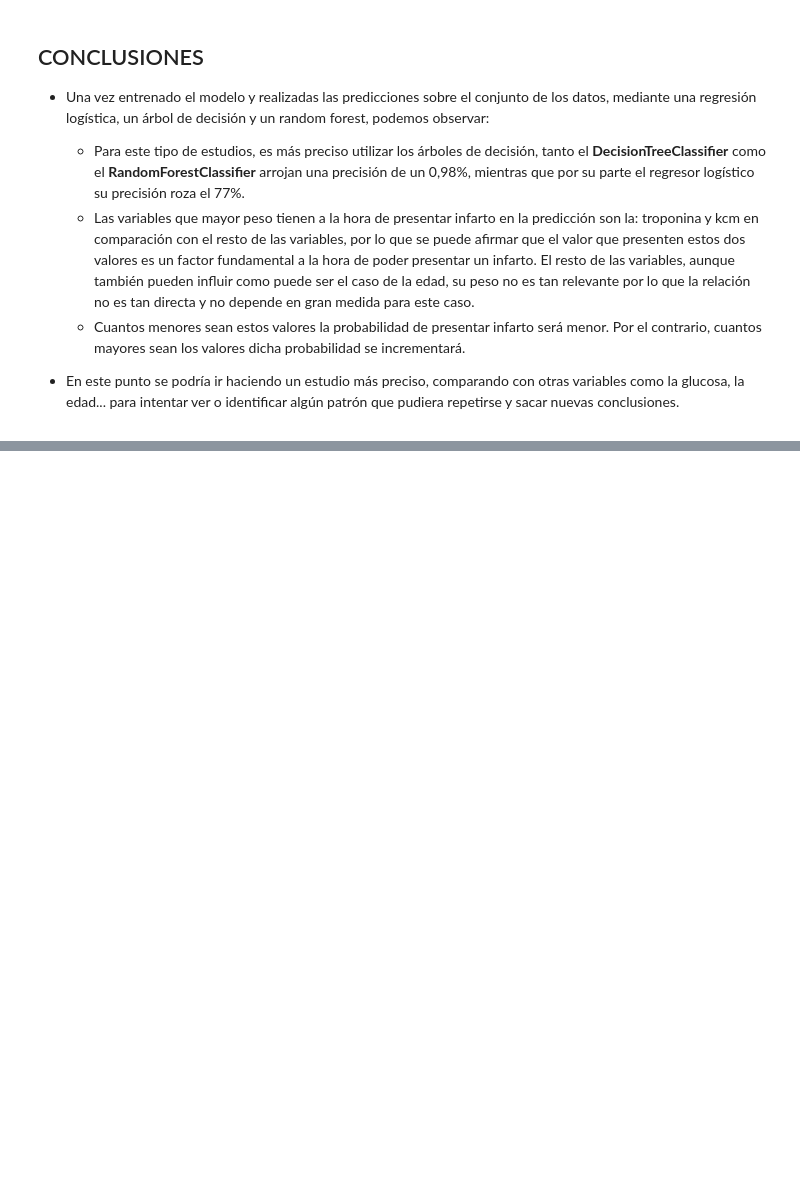
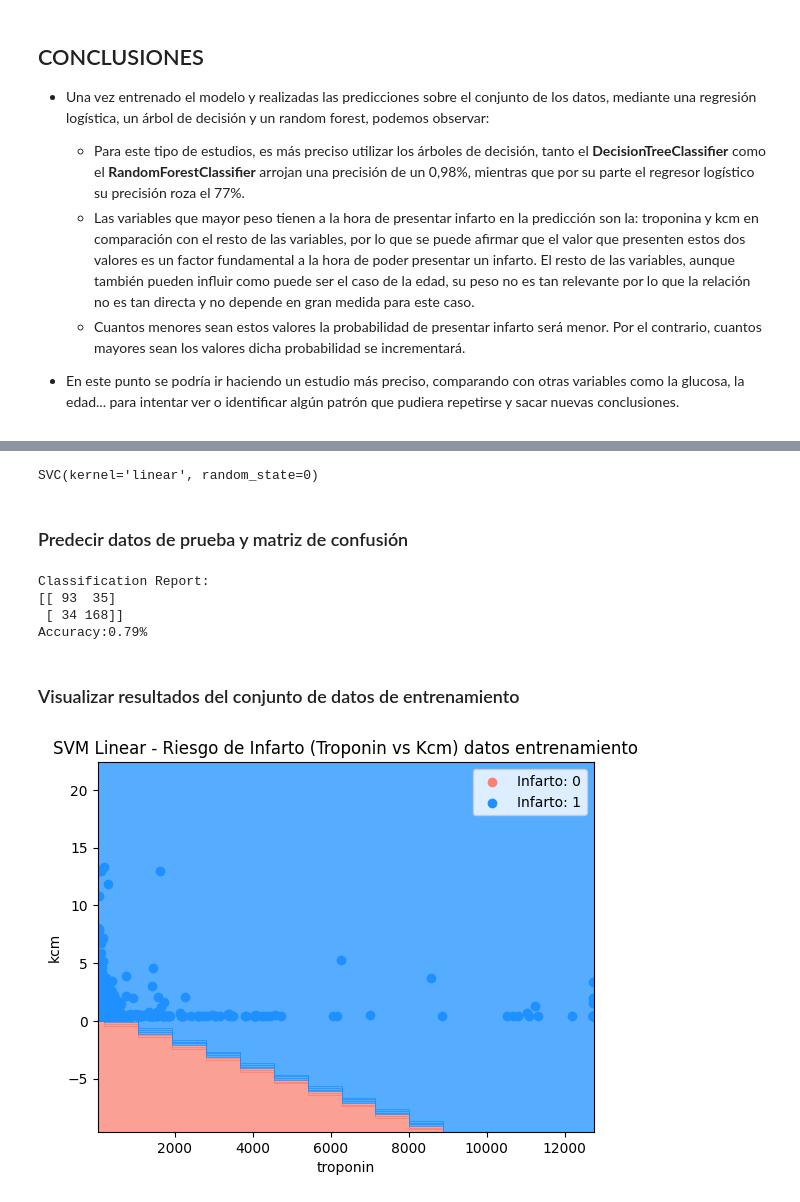
Before and after one commit to jmrodriguez2552/CEDAPY_25_26, a Jupyter notebook: ANALISIS_DATOS_PYTHON/NOTEBOOKS/EJERCICIOS/heart_attack/Heart-Attack.ipynb, the cells around one changed output, grey strips where cells are left out. Cells and saved outputs as stored; diff of their text form; code cells hidden in the pictures; blank space fills up the shorter version.

```diff
--- a/ANALISIS_DATOS_PYTHON/NOTEBOOKS/EJERCICIOS/heart_attack/Heart-Attack.ipynb
+++ b/ANALISIS_DATOS_PYTHON/NOTEBOOKS/EJERCICIOS/heart_attack/Heart-Attack.ipynb
@@ -338,0 +341,23 @@ df_heart_attack.loc[df_heart_attack['class']=='negative', columnas_deseadas].hea
+# %%
+from sklearn.svm import SVC
+classifier = SVC(kernel = 'linear', random_state = 0)
+classifier.fit(X_train, y_train)
+# %% [output]
+SVC(kernel='linear', random_state=0)
+# %% [markdown]
+### Predecir datos de prueba y matriz de confusión
+# %%
+from sklearn.metrics import confusion_matrix, accuracy_score
+y_pred = classifier.predict(X_test);
+cm = confusion_matrix(y_test, y_pred)
+print("Classification Report:")
+print(cm)
+accuracy = accuracy_score(y_test, y_pred)
+print(f"Accuracy:{accuracy.__round__(2)}%")
+# %% [output]
+Classification Report:
+[[ 93  35]
+ [ 34 168]]
+Accuracy:0.79%
+# %% [markdown]
+### Visualizar resultados del conjunto de datos de entrenamiento
@@ -338,0 +380,52 @@ df_heart_attack.loc[df_heart_attack['class']=='negative', columnas_deseadas].hea
+# %%
+from matplotlib.colors import ListedColormap
+import numpy as np
+import matplotlib.pyplot as plt
+
+# 1. Preparar los datos inversos para los ejes (troponin y kcm)
+X_set, y_set = scaler.inverse_transform(X_train), y_train
+
+# Elegimos troponin (índice 6) y kcm (índice 7) para los ejes X e Y
+idx_x, idx_y = 6, 7
+
+# 2. Crear la malla de puntos basada en los rangos reales
+X1, X2 = np.meshgrid(
+    np.arange(start = X_set[:, idx_x].min() - 5, stop = X_set[:, idx_x].max() + 5, step = 1),
+    np.arange(start = X_set[:, idx_y].min() - 10, stop = X_set[:, idx_y].max() + 10, step = 1)
+)
+
+# 3. CONSTRUIR LA MATRIZ DE 8 COLUMNAS PARA EL CLASIFICADOR
+# Creamos una matriz donde cada fila tiene 8 columnas, inicializadas con el promedio de X_train
+X_mesh_full = np.tile(np.mean(X_train, axis=0), (X1.ravel().shape[0], 1))
+
+# Reemplazamos solo las columnas de Age y Glucose con los puntos de la malla escalados
+# Primero escalamos los puntos de la malla de forma aislada para que el scaler los reconozca
+# Para esto, creamos un set temporal "fake" de 8 columnas para que scaler.transform funcione
+temp_grid = np.zeros((X1.ravel().shape[0], 8))
+temp_grid[:, idx_x] = X1.ravel()
+temp_grid[:, idx_y] = X2.ravel()
+scaled_points = scaler.transform(temp_grid)
+
+# Asignamos los valores escalados correspondientes a nuestra matriz de predicción
+X_mesh_full[:, idx_x] = scaled_points[:, idx_x]
+X_mesh_full[:, idx_y] = scaled_points[:, idx_y]
+
+# 4. Predicción y visualización
+Z = classifier.predict(X_mesh_full).reshape(X1.shape)
+
+plt.contourf(X1, X2, Z, alpha = 0.75, cmap = ListedColormap(('salmon', 'dodgerblue')))
+plt.xlim(X1.min(), X1.max())
+plt.ylim(X2.min(), X2.max())
+
+# Dibujar los puntos reales
+for i, j in enumerate(np.unique(y_set)):
+    plt.scatter(X_set[y_set == j, idx_x], X_set[y_set == j, idx_y],
+                c = ListedColormap(('salmon', 'dodgerblue'))(i), label = f'Infarto: {j}')
+
+plt.title('SVM Linear - Riesgo de Infarto (Troponin vs Kcm) datos entrenamiento')
+plt.xlabel('troponin')
+plt.ylabel('kcm')
+plt.legend()
+plt.show()
+# %% [output]
+[figure, added]
```
Also changed, not shown: parts of 6 cells of this notebook, 1 other file.
